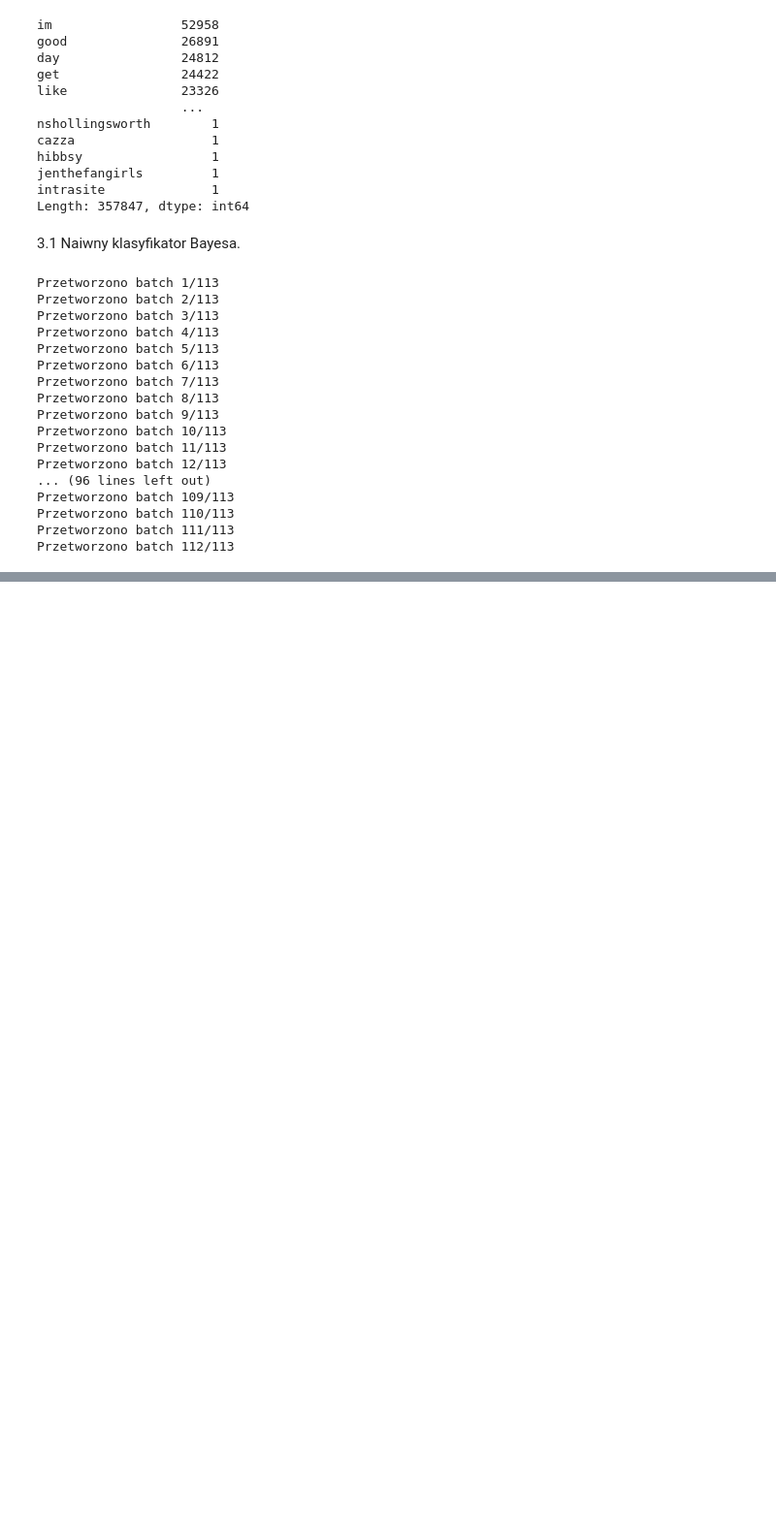
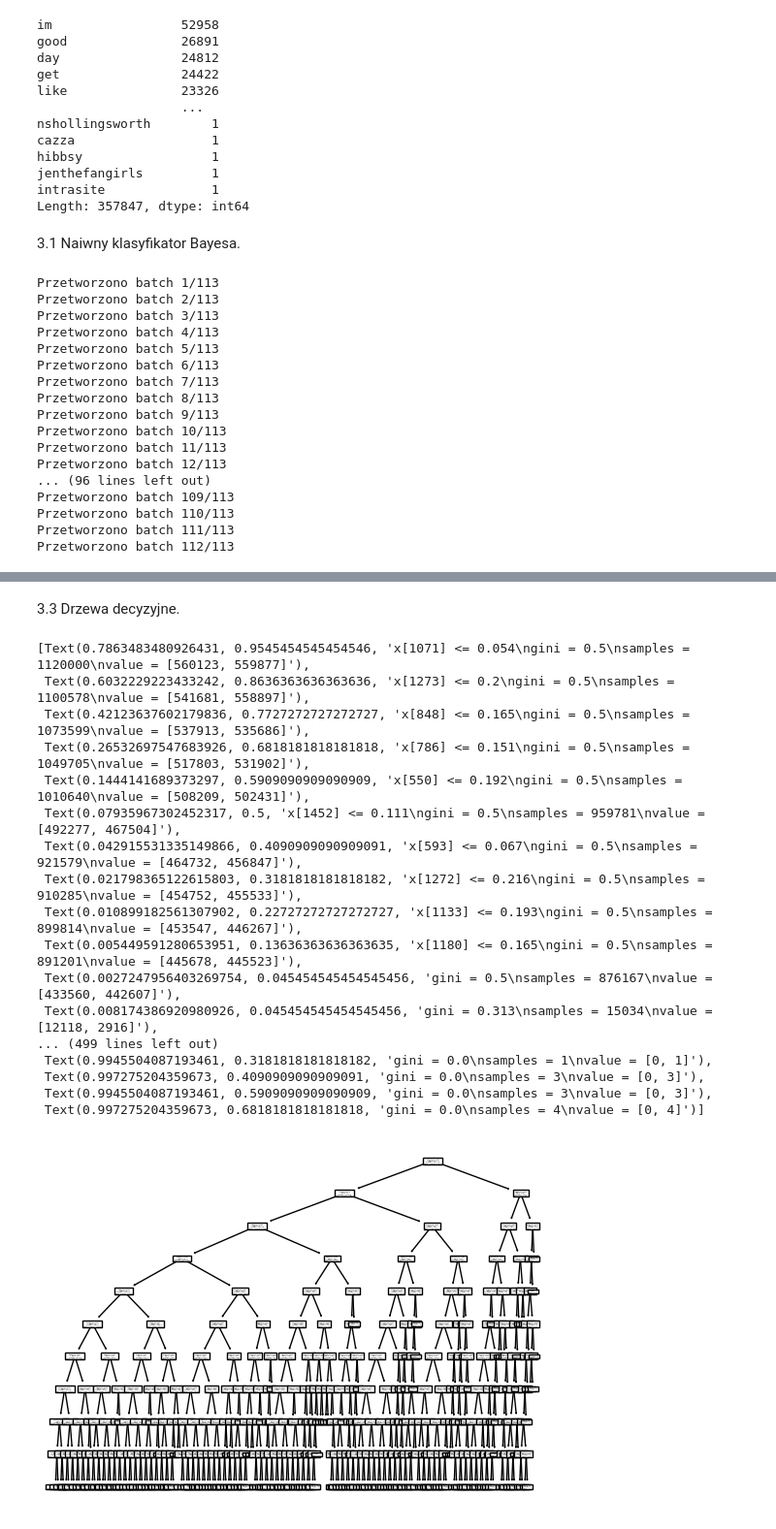
Before and after one commit to Bieslaw/LLMProject, a Jupyter notebook: Etap2.ipynb, the cells around one changed output, grey strips where cells are left out. Shown at 97% size. Drawn from its saved outputs; the diff is of its cells as text; code cells hidden in the pictures; blank space fills up the shorter version.

```diff
--- a/Etap2.ipynb
+++ b/Etap2.ipynb
@@ -199,0 +231,27 @@ NameError: name 'accuracy_score' is not defined
+# %% [markdown]
+3.3 Drzewa decyzyjne.
+# %%
+from sklearn import tree
+clf = tree.DecisionTreeClassifier(random_state=0, max_depth=10)
+clf = clf.fit(X_train_vec, y_train)
+# %%
+tree.plot_tree(clf)
+# %% [output]
+[Text(0.7863483480926431, 0.9545454545454546, 'x[1071] <= 0.054\ngini = 0.5\nsamples = 1120000\nvalue = [560123, 559877]'),
+ Text(0.6032229223433242, 0.8636363636363636, 'x[1273] <= 0.2\ngini = 0.5\nsamples = 1100578\nvalue = [541681, 558897]'),
+ Text(0.42123637602179836, 0.7727272727272727, 'x[848] <= 0.165\ngini = 0.5\nsamples = 1073599\nvalue = [537913, 535686]'),
+ Text(0.26532697547683926, 0.6818181818181818, 'x[786] <= 0.151\ngini = 0.5\nsamples = 1049705\nvalue = [517803, 531902]'),
+ Text(0.1444141689373297, 0.5909090909090909, 'x[550] <= 0.192\ngini = 0.5\nsamples = 1010640\nvalue = [508209, 502431]'),
+ Text(0.07935967302452317, 0.5, 'x[1452] <= 0.111\ngini = 0.5\nsamples = 959781\nvalue = [492277, 467504]'),
+ Text(0.042915531335149866, 0.4090909090909091, 'x[593] <= 0.067\ngini = 0.5\nsamples = 921579\nvalue = [464732, 456847]'),
+ Text(0.021798365122615803, 0.3181818181818182, 'x[1272] <= 0.216\ngini = 0.5\nsamples = 910285\nvalue = [454752, 455533]'),
+ Text(0.010899182561307902, 0.22727272727272727, 'x[1133] <= 0.193\ngini = 0.5\nsamples = 899814\nvalue = [453547, 446267]'),
+ Text(0.005449591280653951, 0.13636363636363635, 'x[1180] <= 0.165\ngini = 0.5\nsamples = 891201\nvalue = [445678, 445523]'),
+ Text(0.0027247956403269754, 0.045454545454545456, 'gini = 0.5\nsamples = 876167\nvalue = [433560, 442607]'),
+ Text(0.008174386920980926, 0.045454545454545456, 'gini = 0.313\nsamples = 15034\nvalue = [12118, 2916]'),
+... (499 lines left out)
+ Text(0.9945504087193461, 0.3181818181818182, 'gini = 0.0\nsamples = 1\nvalue = [0, 1]'),
+ Text(0.997275204359673, 0.4090909090909091, 'gini = 0.0\nsamples = 3\nvalue = [0, 3]'),
+ Text(0.9945504087193461, 0.5909090909090909, 'gini = 0.0\nsamples = 3\nvalue = [0, 3]'),
+ Text(0.997275204359673, 0.6818181818181818, 'gini = 0.0\nsamples = 4\nvalue = [0, 4]')]
+[figure, added]
```
Also changed, not shown: parts of 7 cells of this notebook.
